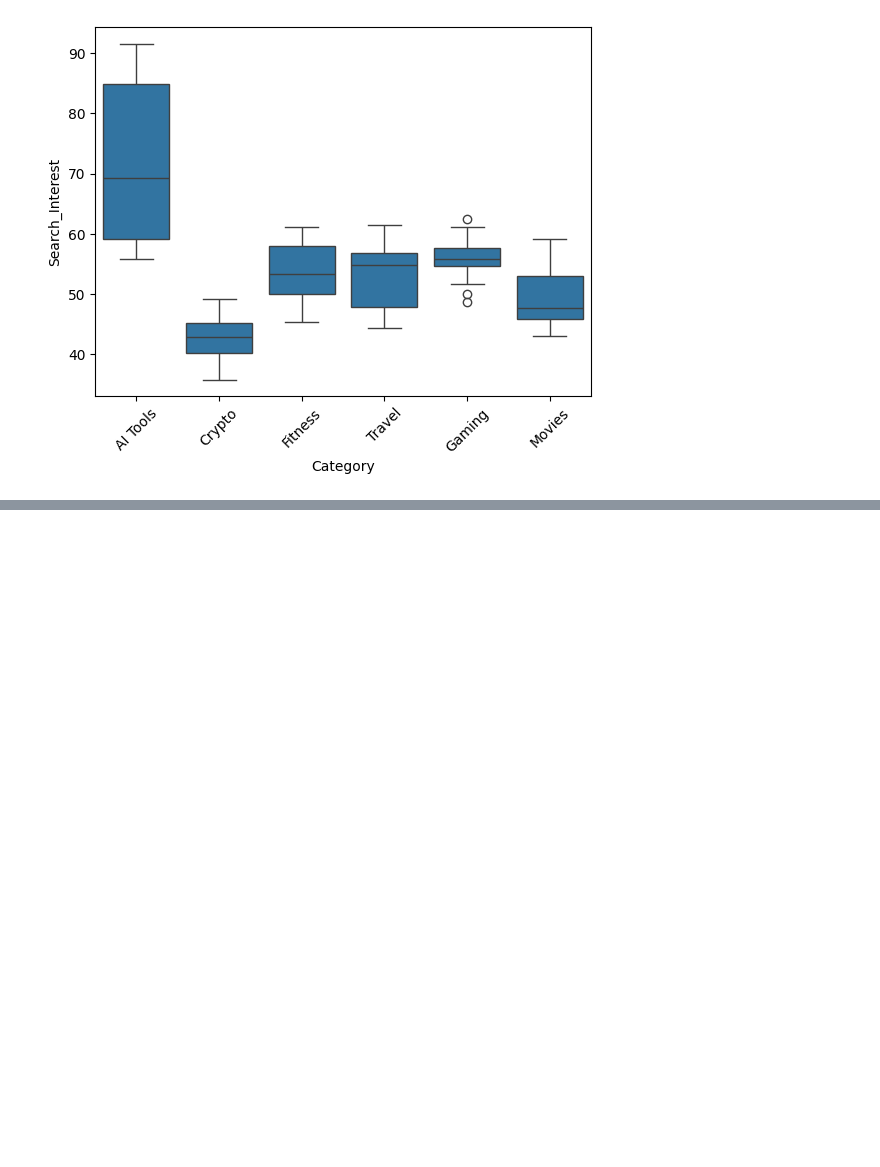
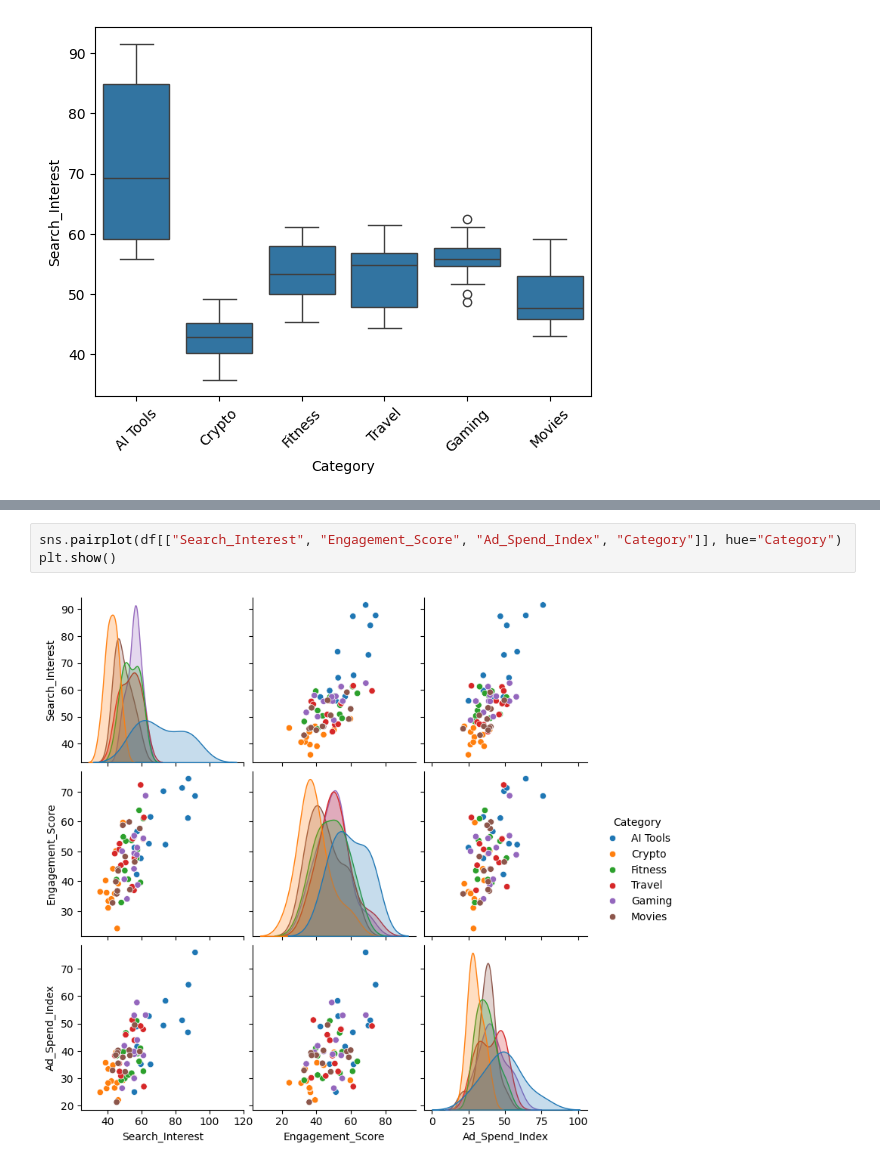
Before and after one commit to sayalivadya1654-cell/Data__Science, a Jupyter notebook: 2_Advance_Python.ipynb, the cells around one changed output, grey strips where cells are left out. Drawn from its saved outputs; the diff is of its cells as text; blank space fills up the shorter version.

```diff
--- a/2_Advance_Python.ipynb
+++ b/2_Advance_Python.ipynb
@@ -2712,0 +2718,5 @@ plt.show()
+# %%
+sns.pairplot(df[["Search_Interest", "Engagement_Score", "Ad_Spend_Index", "Category"]], hue="Category")
+plt.show()
+# %% [output]
+[figure, added]
```
Also changed, not shown: parts of 1 cell of this notebook.
